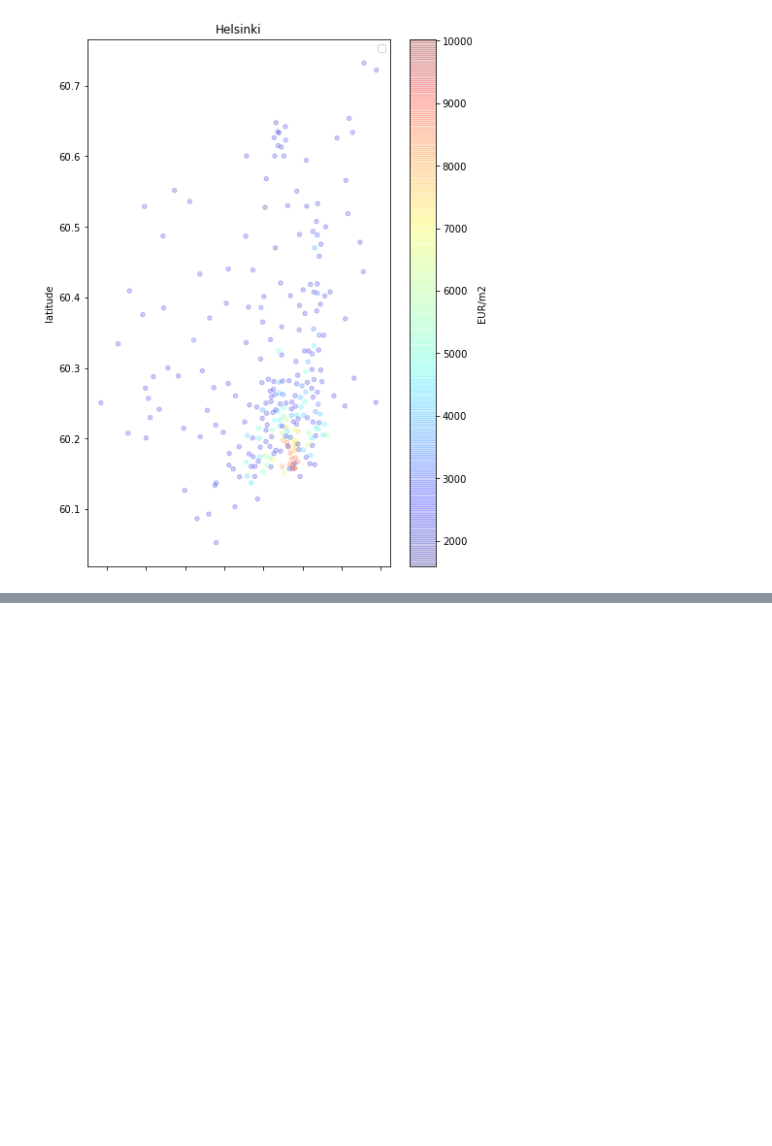
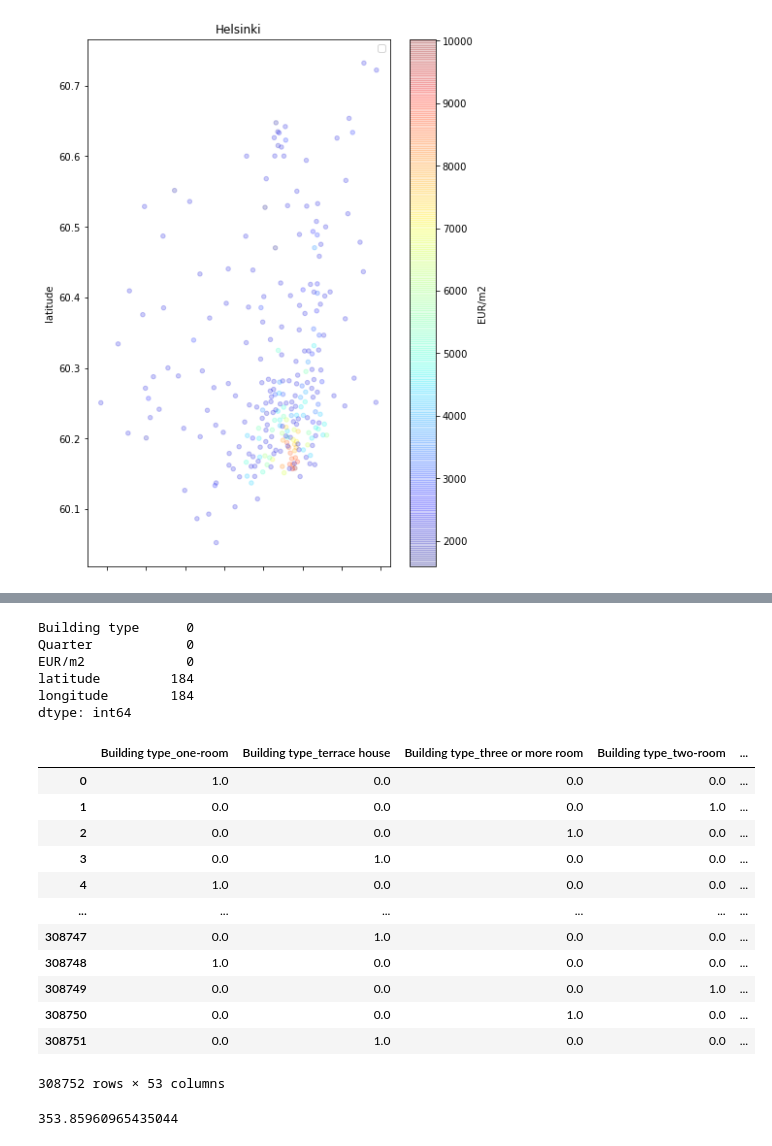
Before and after one commit to atreyaray/OP-Forecasting-Future-House-Prices, a Jupyter notebook: notebooks/Ken Folder/Data_preparation (Ken).ipynb, the cells around one changed output, grey strips where cells are left out. Cells and saved outputs as stored; diff of their text form; code cells hidden in the pictures; blank space fills up the shorter version.

Commit message:
Made random forest regressor model with imputed data. Warning, the model is just for testing web app. Do not use this in production lol

```diff
--- a/notebooks/Ken Folder/Data_preparation (Ken).ipynb
+++ b/notebooks/Ken Folder/Data_preparation (Ken).ipynb
@@ -374,0 +402,41 @@ helsinki_df.sort_values(by="EUR/m2", ascending=False).head()
+# %%
+data2.isna().sum()
+# %% [output]
+Building type      0
+Quarter            0
+EUR/m2             0
+latitude         184
+longitude        184
+dtype: int64
+# %%
+data3 = data2.dropna().reset_index()
+# %%
+# Building type and Quarter to one hot encoding
+from sklearn.preprocessing import OneHotEncoder
+
+num = data3[["longitude", "latitude", "EUR/m2"]]
+cat = data3[["Building type", "Quarter"]]
+# %%
+enc = OneHotEncoder(handle_unknown='ignore')
+enc.fit(cat)
+oh_cat = enc.transform(cat).toarray()
+# %%
+oh_cat_features = enc.get_feature_names(["Building type", "Quarter"])
+cat_df = pd.DataFrame(oh_cat, columns=oh_cat_features)
+# %%
+data4 = pd.concat([cat_df,num],axis=1)
+data4
+# %% [output]
+|  | Building type_one-room | Building type_terrace house | Building type_three or more room | Building type_two-room | ... |
+| 0 | 1.0 | 0.0 | 0.0 | 0.0 | ... |
+| 1 | 0.0 | 0.0 | 0.0 | 1.0 | ... |
+| 2 | 0.0 | 0.0 | 1.0 | 0.0 | ... |
+| 3 | 0.0 | 1.0 | 0.0 | 0.0 | ... |
+| 4 | 1.0 | 0.0 | 0.0 | 0.0 | ... |
+| ... | ... | ... | ... | ... | ... |
+| 308747 | 0.0 | 1.0 | 0.0 | 0.0 | ... |
+| 308748 | 1.0 | 0.0 | 0.0 | 0.0 | ... |
+| 308749 | 0.0 | 0.0 | 0.0 | 1.0 | ... |
+| 308750 | 0.0 | 0.0 | 1.0 | 0.0 | ... |
+| 308751 | 0.0 | 1.0 | 0.0 | 0.0 | ... |
+308752 rows × 53 columns
@@ -374,0 +454,12 @@ helsinki_df.sort_values(by="EUR/m2", ascending=False).head()
+# %%
+from sklearn.ensemble import RandomForestRegressor
+from sklearn.metrics import mean_absolute_error
+
+
+regr = RandomForestRegressor(n_estimators=10, random_state=7)
+regr.fit(X_train, y_train)
+
+pred = regr.predict(X_test)
+mean_absolute_error(y_test, pred)
+# %% [output]
+353.85960965435044
```
Also changed, not shown: parts of 10 cells of this notebook, 1 other file.
